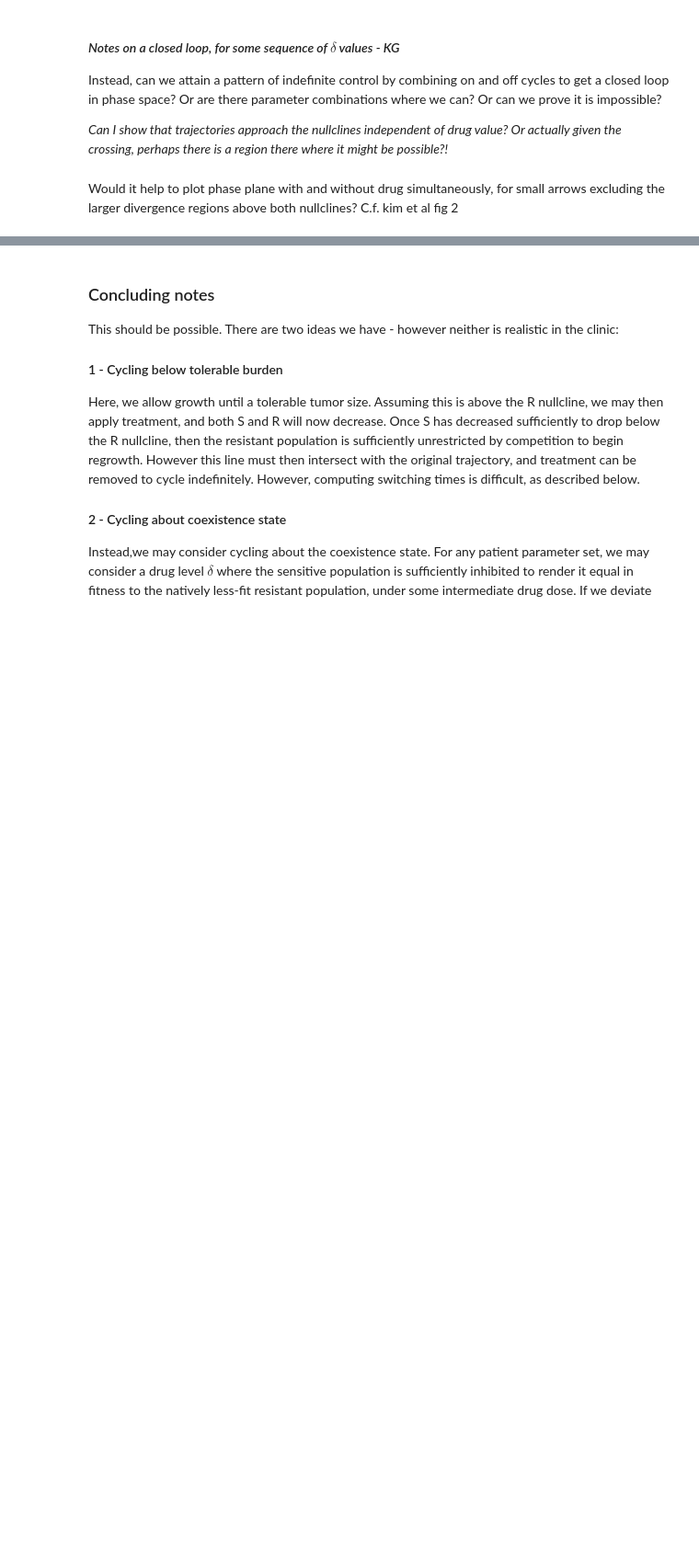
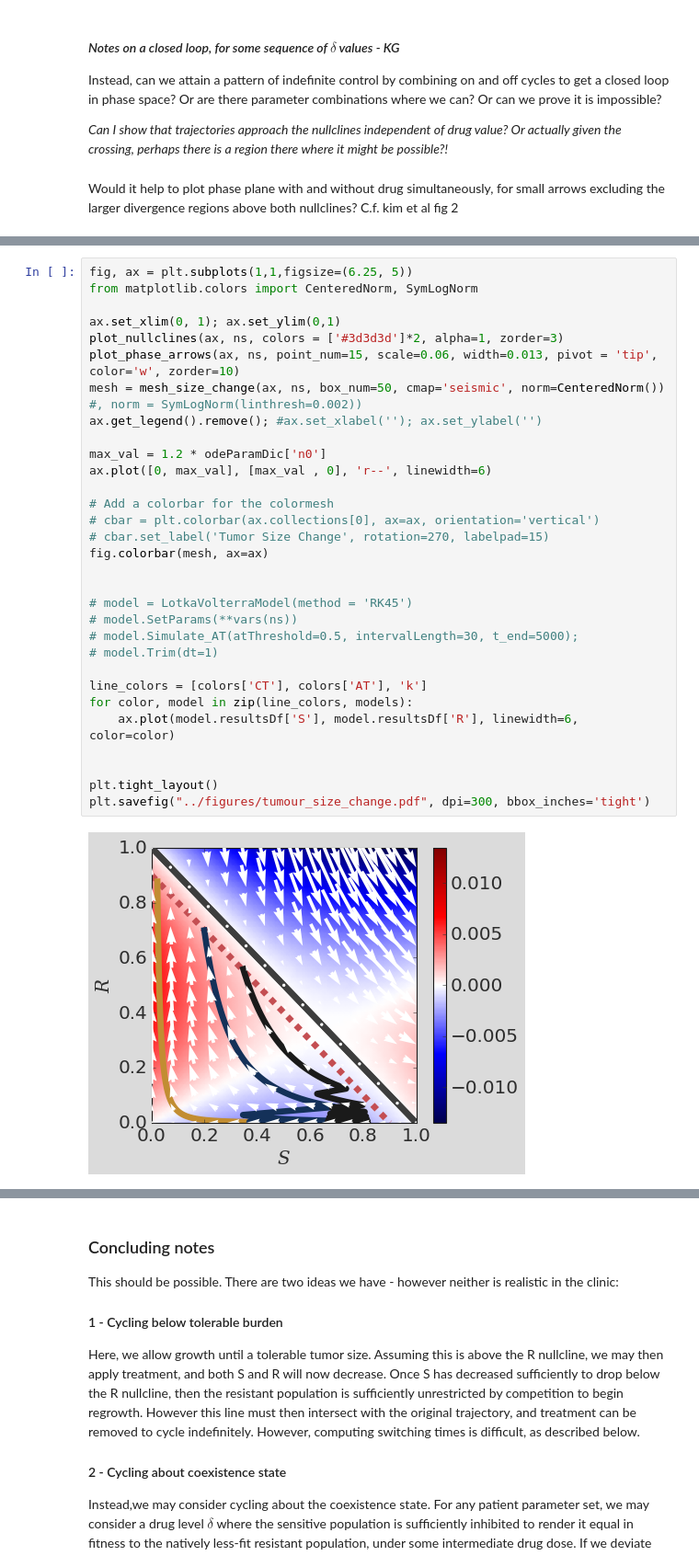
Before and after one commit to KCGallagher/AT_Model_Comparison, a Jupyter notebook: lotka_volterra/stationary_states.ipynb, the cells around one changed output, grey strips where cells are left out. Shown at 92% size. Drawn from its saved outputs; the diff is of its cells as text; blank space fills up the shorter version.

```diff
--- a/lotka_volterra/stationary_states.ipynb
+++ b/lotka_volterra/stationary_states.ipynb
@@ -758,0 +788,33 @@ plt.tight_layout()
+# %%
+fig, ax = plt.subplots(1,1,figsize=(6.25, 5))
+from matplotlib.colors import CenteredNorm, SymLogNorm
+
+ax.set_xlim(0, 1); ax.set_ylim(0,1)
+plot_nullclines(ax, ns, colors = ['#3d3d3d']*2, alpha=1, zorder=3)
+plot_phase_arrows(ax, ns, point_num=15, scale=0.06, width=0.013, pivot = 'tip', color='w', zorder=10)
+mesh = mesh_size_change(ax, ns, box_num=50, cmap='seismic', norm=CenteredNorm()) #, norm = SymLogNorm(linthresh=0.002))
+ax.get_legend().remove(); #ax.set_xlabel(''); ax.set_ylabel('')
+
+max_val = 1.2 * odeParamDic['n0']
+ax.plot([0, max_val], [max_val , 0], 'r--', linewidth=6)
+
+# Add a colorbar for the colormesh
+# cbar = plt.colorbar(ax.collections[0], ax=ax, orientation='vertical')
+# cbar.set_label('Tumor Size Change', rotation=270, labelpad=15)
+fig.colorbar(mesh, ax=ax)
+
+
+# model = LotkaVolterraModel(method = 'RK45')
+# model.SetParams(**vars(ns))
+# model.Simulate_AT(atThreshold=0.5, intervalLength=30, t_end=5000);
+# model.Trim(dt=1)
+
+line_colors = [colors['CT'], colors['AT'], 'k']
+for color, model in zip(line_colors, models):
+    ax.plot(model.resultsDf['S'], model.resultsDf['R'], linewidth=6, color=color)
+
+
+plt.tight_layout()
+plt.savefig("../figures/tumour_size_change.pdf", dpi=300, bbox_inches='tight')
+# %% [output]
+[figure, added]
```
Also changed, not shown: parts of 13 cells of this notebook.
